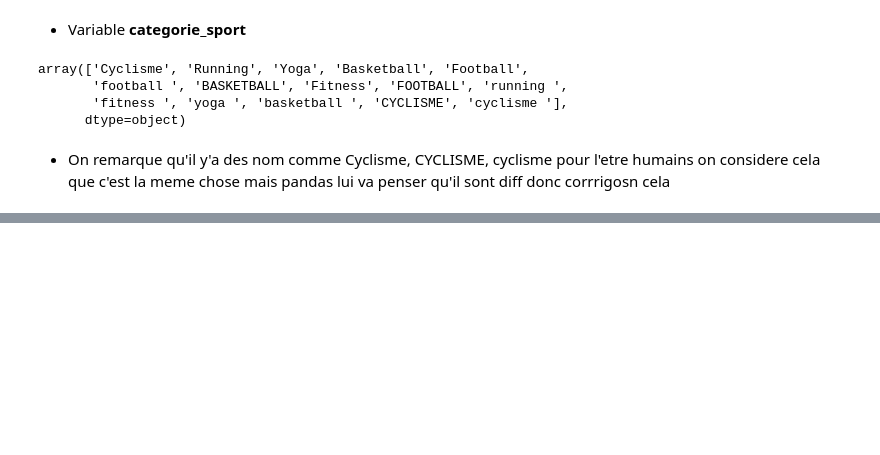
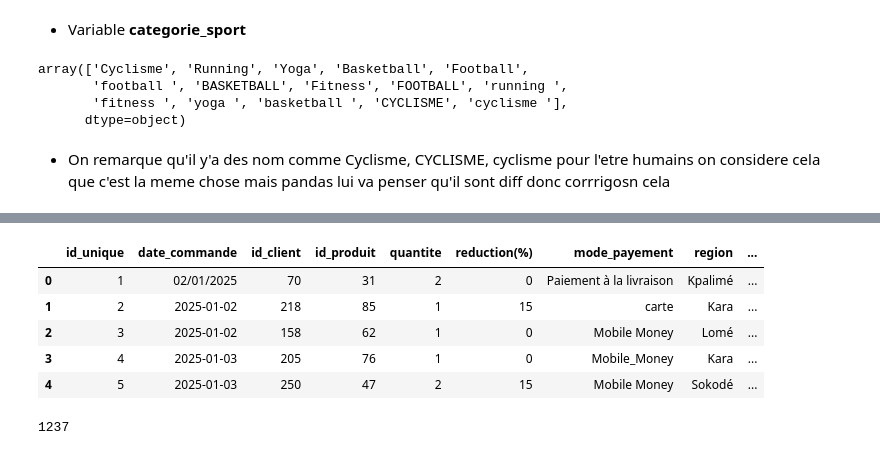
Before and after one commit to SAKPANI/Formation-Data_Science-et-Machine-Learning, a Jupyter notebook: PROJETS/PROJET_E_COMMERCE/projet_ecommerce/Analyse_Donnees_E_Commerce.ipynb, the cells around one changed output, grey strips where cells are left out. Saved outputs shown, nothing was run; the diff lists cells and outputs as text; code cells hidden in the pictures; blank space fills up the shorter version.

```diff
--- a/PROJETS/PROJET_E_COMMERCE/projet_ecommerce/Analyse_Donnees_E_Commerce.ipynb
+++ b/PROJETS/PROJET_E_COMMERCE/projet_ecommerce/Analyse_Donnees_E_Commerce.ipynb
@@ -331,0 +379,26 @@ array(['Cyclisme', 'Running', 'Yoga', 'Basketball', 'Football',
+# %%
+commande_pass.rename({
+       "order_id"           :  "id_unique",
+       "date"               :  "date_commande",
+       "client_id"          :  "id_client",
+       "product_id"         :  "id_produit",
+       "quantity"           :  "quantite",
+       "discount_pct"       :  "reduction(%)",
+       "payment_method"     :  "mode_payement",
+       "region"             :  "region",
+       "delivery_time_days" :  "delai_livraison",
+}, axis = 1, inplace  = True)
+# %%
+commande_pass.head()
+# Pour les lignes dont livraison est vide == > livraison en cours
+# %% [output]
+|  | id_unique | date_commande | id_client | id_produit | quantite | reduction(%) | mode_payement | region | ... |
+| 0 | 1 | 02/01/2025 | 70 | 31 | 2 | 0 | Paiement à la livraison | Kpalimé | ... |
+| 1 | 2 | 2025-01-02 | 218 | 85 | 1 | 15 | carte | Kara | ... |
+| 2 | 3 | 2025-01-02 | 158 | 62 | 1 | 0 | Mobile Money | Lomé | ... |
+| 3 | 4 | 2025-01-03 | 205 | 76 | 1 | 0 | Mobile_Money | Kara | ... |
+| 4 | 5 | 2025-01-03 | 250 | 47 | 2 | 15 | Mobile Money | Sokodé | ... |
+# %%
+commande_pass.shape[0]  # Nomcbre de ligne
+# %% [output]
+1237
```
Also changed, not shown: parts of 55 cells of this notebook.
